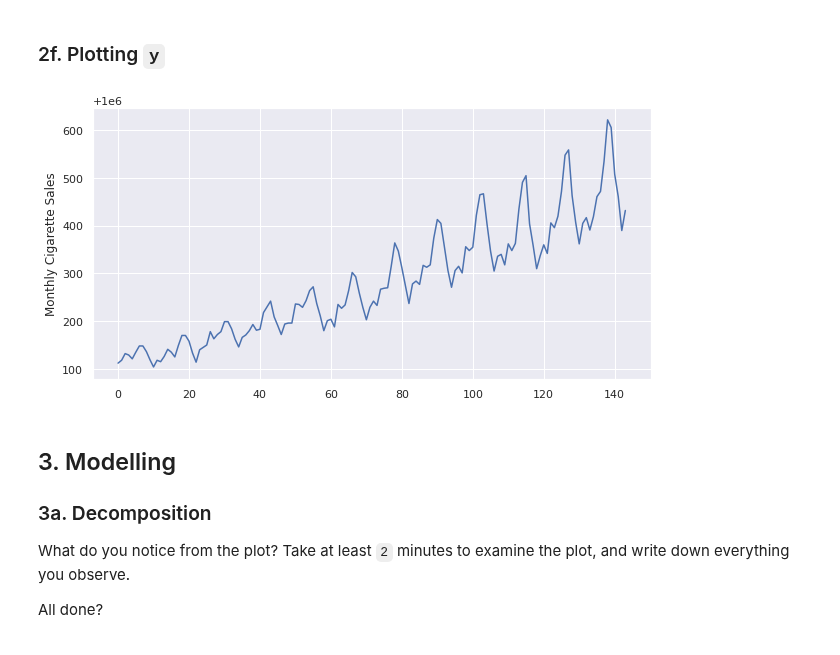
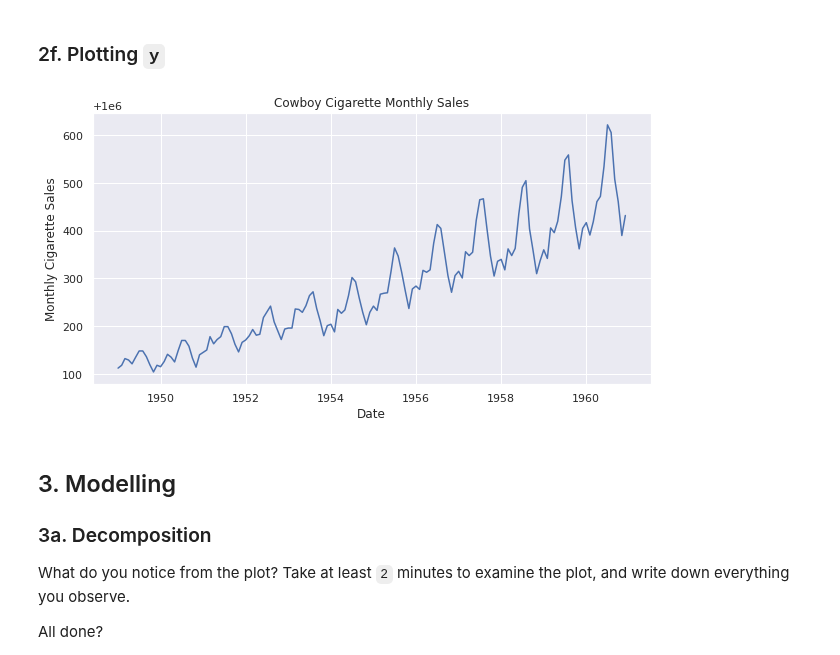
Before and after one commit to Dylan-C-Neal/Springboard-Data-Science-Career-Track, a Jupyter notebook: Cowboys&CigrettesCaseStudy/Cowboy Cigarettes Case Study - Tier 3.ipynb, the cells around one changed output. Drawn from its saved outputs; the diff is of its cells as text; code cells hidden in the pictures.

Commit message:
Saving progress on cowboy cigarette case study

```diff
--- a/Cowboys&CigrettesCaseStudy/Cowboy Cigarettes Case Study - Tier 3.ipynb
+++ b/Cowboys&CigrettesCaseStudy/Cowboy Cigarettes Case Study - Tier 3.ipynb
@@ -140,4 +141,4 @@ Notice that the `Month` field was an object. Let's type convert the `Month` colu
 # %%
 cigData['Month'] = pd.to_datetime(cigData['Month'])
 # %%
-cigData.set_index('Month', drop=True)
+cigData.set_index('Month', inplace=True)
@@ -195,10 +181,12 @@ Try visualizing the data. A simple `matplotlib` plot should do the trick.
 # %%
 _ = plt.figure(figsize=(10,5))
 _ = plt.plot(y)
 _ = plt.ylabel('Monthly Cigarette Sales')
+_ = plt.xlabel('Date')
+_ = plt.title('Cowboy Cigarette Monthly Sales')
 _ = plt.show()
 # %% [output]
-[figure, old version]
+[figure, new version]
 # %% [markdown]
 ## 3. Modelling
 ### 3a. Decomposition
```
Also changed, not shown: parts of 4 cells of this notebook.
